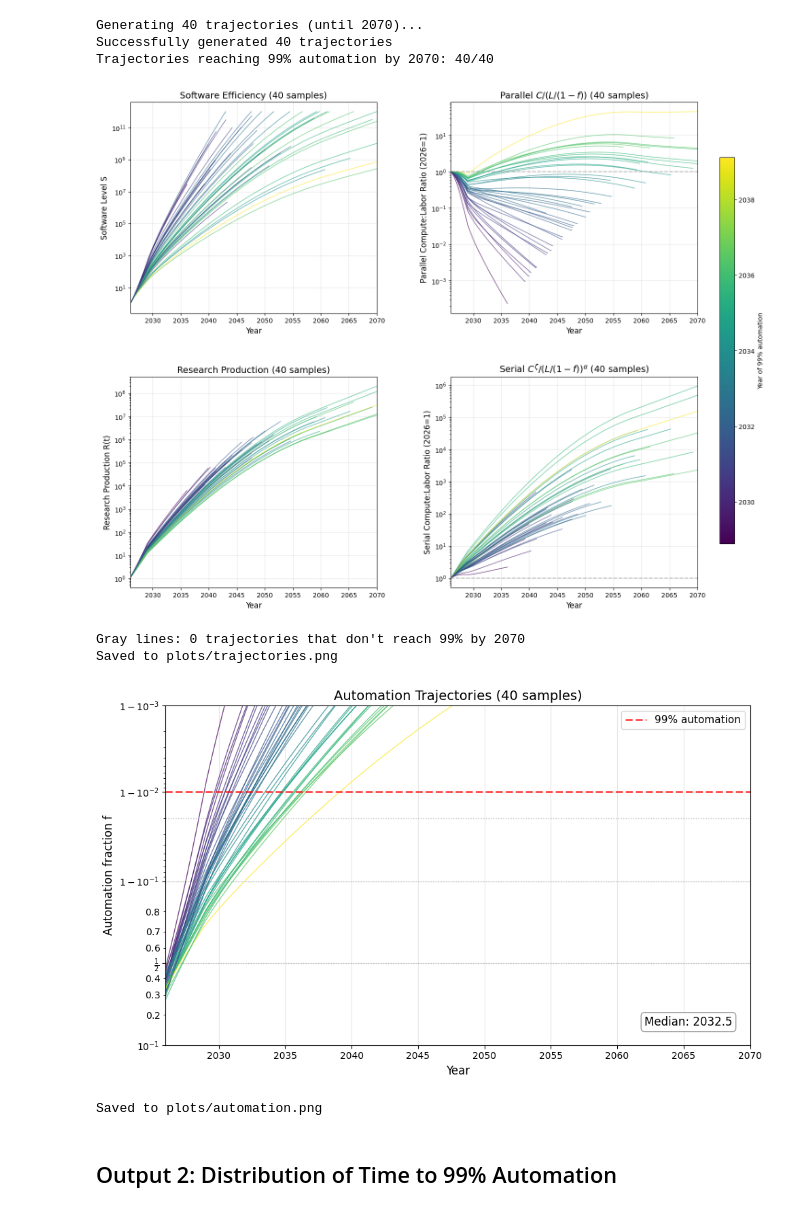
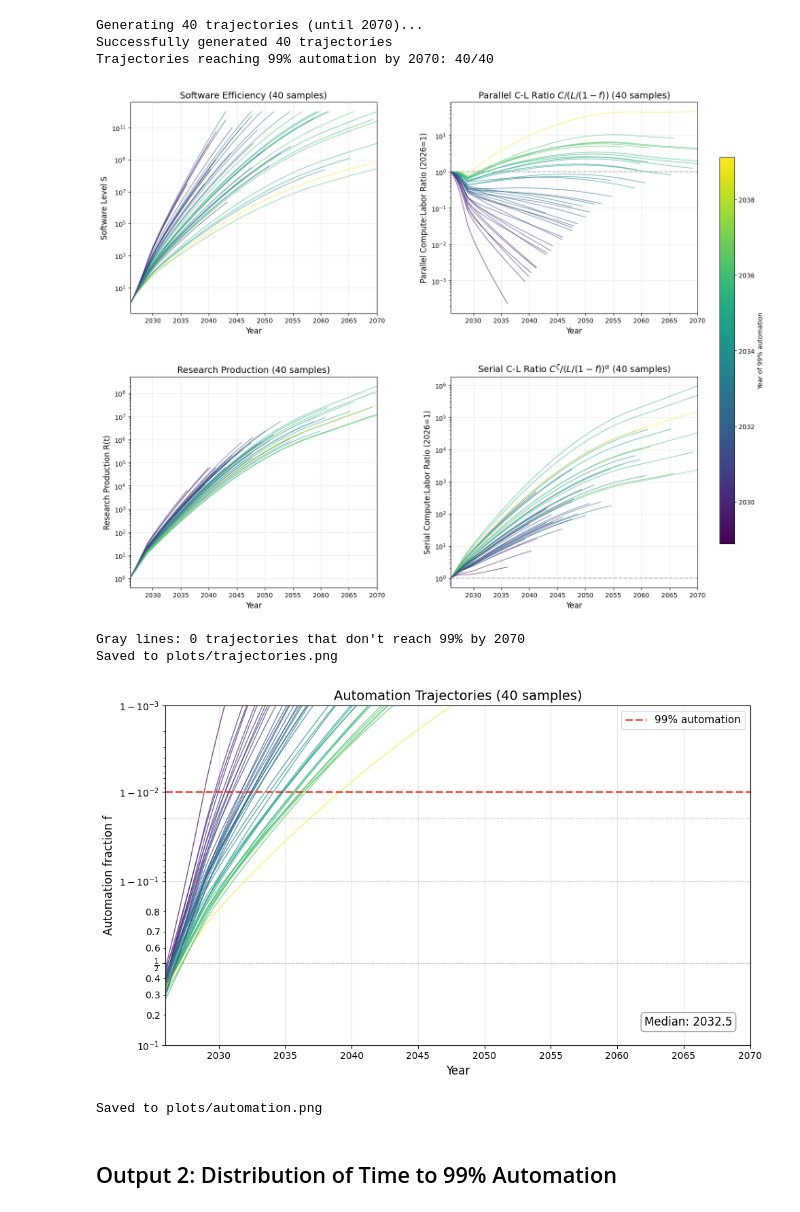
Before and after one commit to tkwa/ai-takeoff-model, a Jupyter notebook: takeoff_simulation.ipynb, the cells around one changed output. Saved outputs shown, nothing was run; the diff lists cells and outputs as text; code cells hidden in the pictures.

```diff
--- a/takeoff_simulation.ipynb
+++ b/takeoff_simulation.ipynb
@@ -591,7 +591,7 @@ axes[0, 0].set_xlim(YEAR_START, YEAR_CUTOFF)
 axes[0, 1].set_xlabel('Year', fontsize=12)
 axes[0, 1].set_ylabel('Parallel Compute:Labor Ratio (2026=1)', fontsize=12)
 axes[0, 1].set_yscale('log')
-axes[0, 1].set_title('Parallel $C / (L/(1-f))$ (40 samples)', fontsize=14)
+axes[0, 1].set_title('Parallel C-L Ratio $C / (L/(1-f))$ (40 samples)', fontsize=14)
 axes[0, 1].axhline(1, color='gray', linestyle='--', alpha=0.5)
 axes[0, 1].grid(True, alpha=0.3)
 axes[0, 1].set_xlim(YEAR_START, YEAR_CUTOFF)
@@ -608,7 +608,7 @@ axes[1, 0].set_xlim(YEAR_START, YEAR_CUTOFF)
 axes[1, 1].set_xlabel('Year', fontsize=12)
 axes[1, 1].set_ylabel('Serial Compute:Labor Ratio (2026=1)', fontsize=12)
 axes[1, 1].set_yscale('log')
-axes[1, 1].set_title('Serial $C^\\zeta / (L/(1-f))^\\alpha$ (40 samples)', fontsize=14)
+axes[1, 1].set_title('Serial C-L Ratio $C^\\zeta / (L/(1-f))^\\alpha$ (40 samples)', fontsize=14)
 axes[1, 1].axhline(1, color='gray', linestyle='--', alpha=0.5)
 axes[1, 1].grid(True, alpha=0.3)
 axes[1, 1].set_xlim(YEAR_START, YEAR_CUTOFF)
@@ -635,34 +635,34 @@ for i, (t_arr, S_arr, f_arr, R_arr, serial_ratio_arr, parallel_ratio_arr) in enu
         alpha = 0.7
     else:
         color = 'gray'
         alpha = 0.4
     ax_f.plot(t_arr + YEAR_START, f_arr, color=color, alpha=alpha, linewidth=1)
 
 ax_f.set_xlabel('Year', fontsize=12)
 ax_f.set_ylabel('Automation fraction f', fontsize=12)
 ax_f.set_title('Automation Trajectories (40 samples)', fontsize=14)
 ax_f.set_yscale('logit')
 ax_f.set_ylim(0.1, 0.999)
 ax_f.axhline(0.5, color='gray', linestyle=':', alpha=0.5, linewidth=1)
 ax_f.axhline(0.9, color='gray', linestyle=':', alpha=0.5, linewidth=1)
 ax_f.axhline(0.98, color='gray', linestyle=':', alpha=0.5, linewidth=1)
 ax_f.axhline(0.99, color='red', linestyle='--', alpha=0.7, linewidth=2, label='99% automation')
 ax_f.legend(fontsize=11)
 ax_f.grid(True, alpha=0.3)
 ax_f.set_xlim(YEAR_START, YEAR_CUTOFF)
 
 # Add median date label in bottom-right corner
 median_99 = np.median(times_to_99)
 ax_f.text(0.97, 0.05, f'Median: {median_99:.1f}', transform=ax_f.transAxes,
           fontsize=12, ha='right', va='bottom',
           bbox=dict(boxstyle='round,pad=0.3', facecolor='white', edgecolor='gray', alpha=0.8))
 
 plt.tight_layout()
 fig2.savefig('plots/automation.png', dpi=150, bbox_inches='tight')
 plt.show()
 print(f"Saved to plots/automation.png")
 # %% [output]
-[figure, old version]
+[figure, new version]
 Gray lines: 0 trajectories that don't reach 99% by 2070
 Saved to plots/trajectories.png
 [figure]
```
Also changed, not shown: parts of 1 cell of this notebook, 2 other files.
